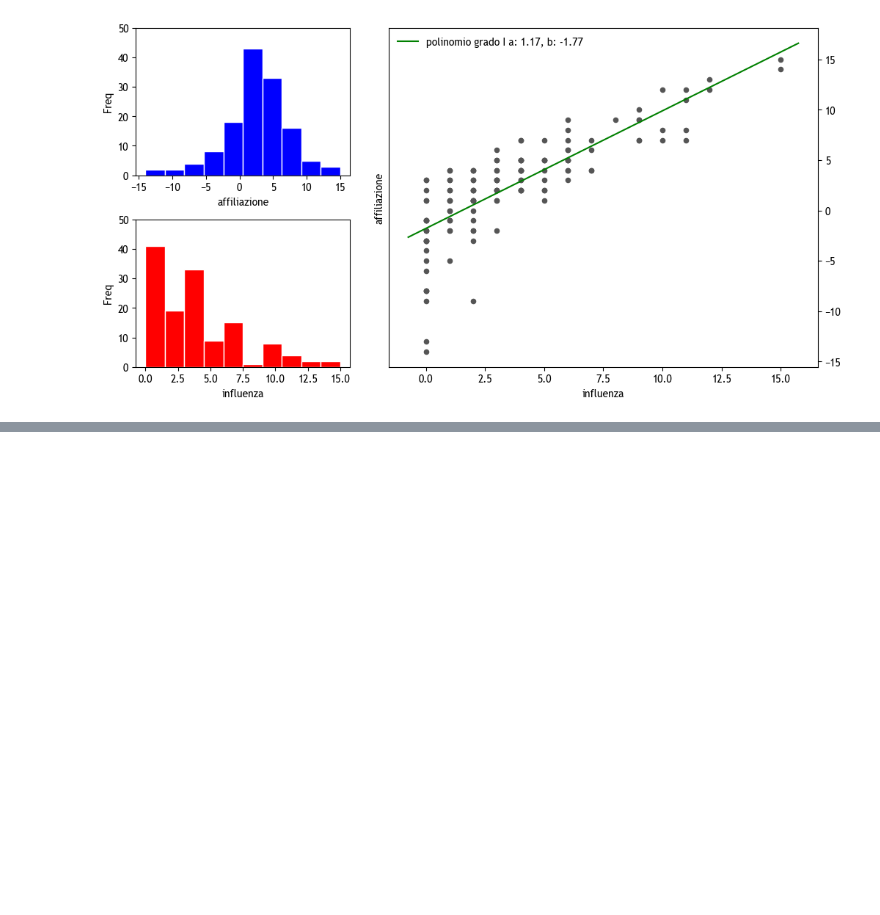
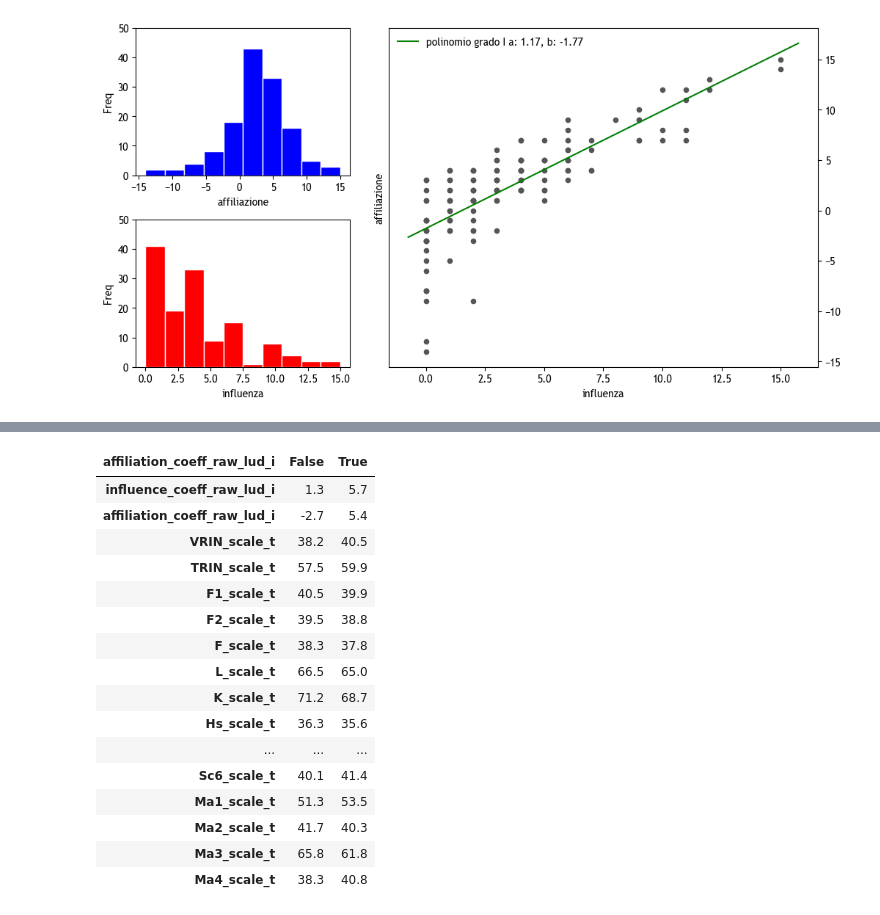
Before and after one commit to alkaest2002/abgrid, a Jupyter notebook: ipython/eda.ipynb, the cells around one changed output, grey strips where cells are left out. Drawn from its saved outputs; the diff is of its cells as text; code cells hidden in the pictures; blank space fills up the shorter version.

```diff
--- a/ipython/eda.ipynb
+++ b/ipython/eda.ipynb
@@ -87,0 +86,28 @@ safa_anx.describe().style.format(precision=2)
+# %%
+(
+    abgrid_wide_i.loc[:,["influence_coeff_raw_lud_i", "affiliation_coeff_raw_lud_i"]]
+        .merge(mmpia.filter(regex="_t"), left_index=True, right_index=True)
+        .groupby(abgrid_wide_i["affiliation_coeff_raw_lud_i"] > abgrid_wide_i["affiliation_coeff_raw_lud_i"].mean())
+        .mean()
+        .T
+        .style
+            .format(precision=1)
+)
+# %% [output]
+| affiliation_coeff_raw_lud_i | False | True |
+| influence_coeff_raw_lud_i | 1.3 | 5.7 |
+| affiliation_coeff_raw_lud_i | -2.7 | 5.4 |
+| VRIN_scale_t | 38.2 | 40.5 |
+| TRIN_scale_t | 57.5 | 59.9 |
+| F1_scale_t | 40.5 | 39.9 |
+| F2_scale_t | 39.5 | 38.8 |
+| F_scale_t | 38.3 | 37.8 |
+| L_scale_t | 66.5 | 65.0 |
+| K_scale_t | 71.2 | 68.7 |
+| Hs_scale_t | 36.3 | 35.6 |
+| ... | ... | ... |
+| Sc6_scale_t | 40.1 | 41.4 |
+| Ma1_scale_t | 51.3 | 53.5 |
+| Ma2_scale_t | 41.7 | 40.3 |
+| Ma3_scale_t | 65.8 | 61.8 |
+| Ma4_scale_t | 38.3 | 40.8 |
```
Also changed, not shown: parts of 5 cells of this notebook, 1 other file.
